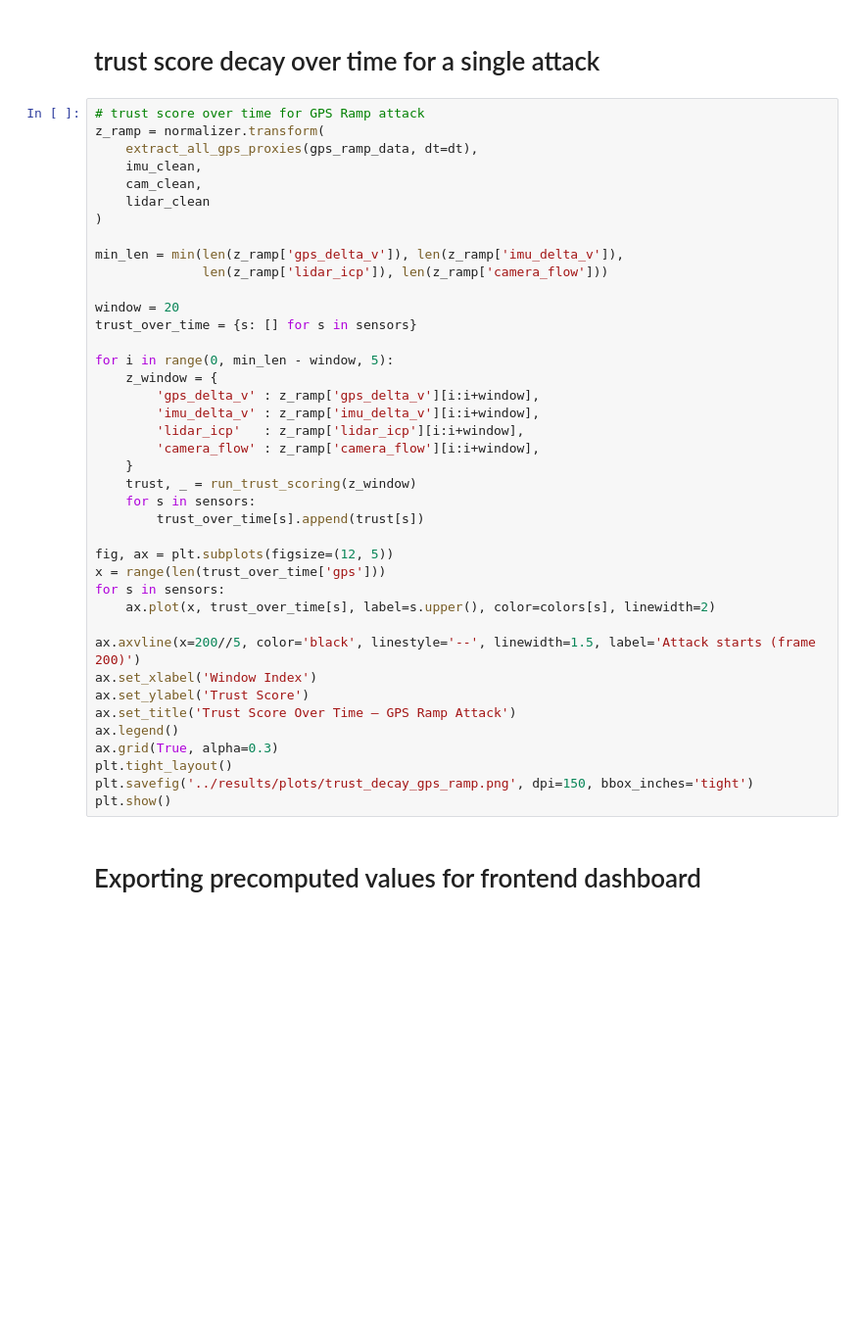
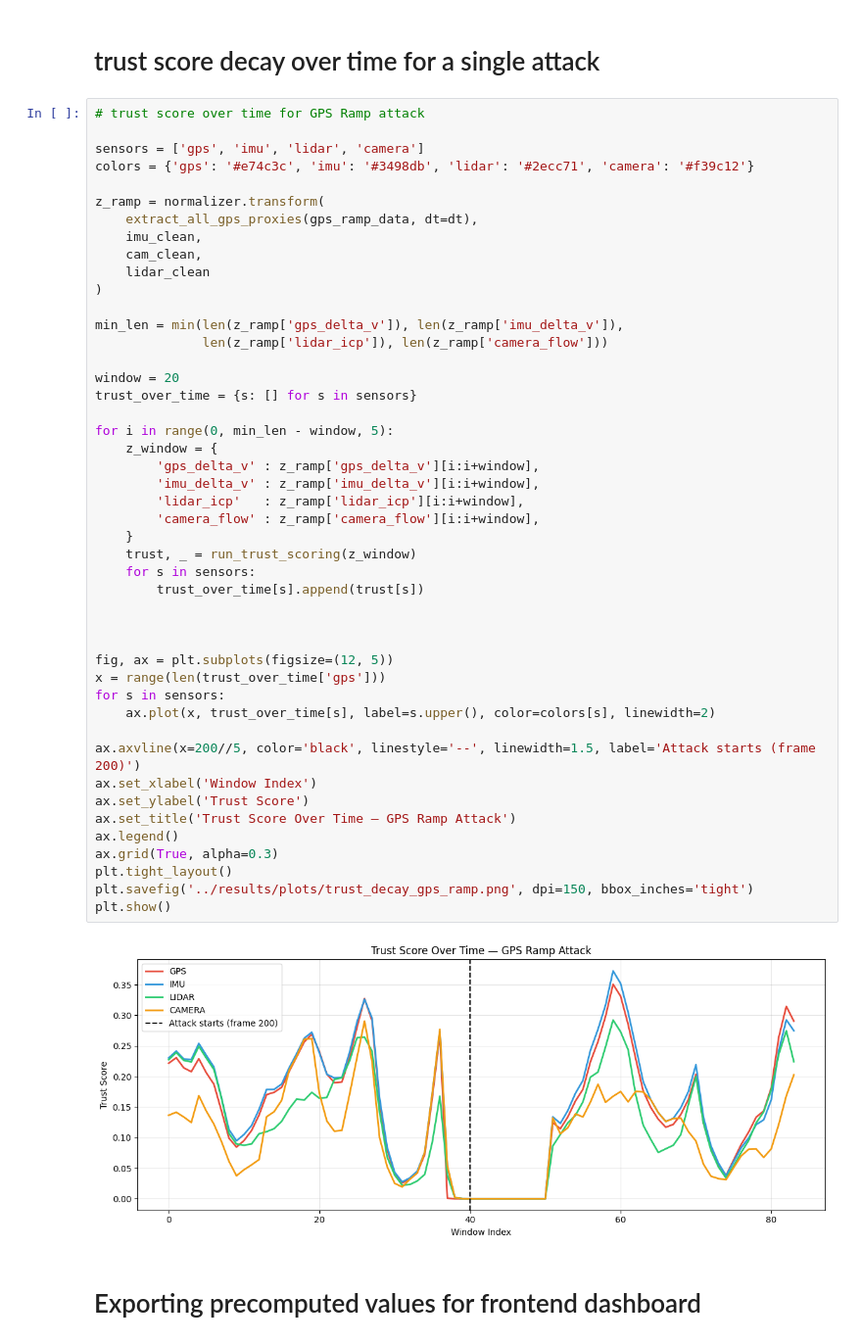
Before and after one commit to itsdharani/SensorTrust, a Jupyter notebook: notebooks/full_pipeline_0051.ipynb, the cells around one changed output. Shown at 98% size. Saved outputs shown, nothing was run; the diff lists cells and outputs as text; blank space fills up the shorter version.

```diff
--- a/notebooks/full_pipeline_0051.ipynb
+++ b/notebooks/full_pipeline_0051.ipynb
@@ -773,6 +1214,10 @@ print("Higher = more confident this is a real attack, not sensor drift")
 # trust score decay over time for a single attack
 # %%
 # trust score over time for GPS Ramp attack
+
+sensors = ['gps', 'imu', 'lidar', 'camera']
+colors = {'gps': '#e74c3c', 'imu': '#3498db', 'lidar': '#2ecc71', 'camera': '#f39c12'}
+
 z_ramp = normalizer.transform(
     extract_all_gps_proxies(gps_ramp_data, dt=dt),
     imu_clean,
@@ -784,33 +1229,37 @@ min_len = min(len(z_ramp['gps_delta_v']), len(z_ramp['imu_delta_v']),
               len(z_ramp['lidar_icp']), len(z_ramp['camera_flow']))
 
 window = 20
 trust_over_time = {s: [] for s in sensors}
 
 for i in range(0, min_len - window, 5):
     z_window = {
         'gps_delta_v' : z_ramp['gps_delta_v'][i:i+window],
         'imu_delta_v' : z_ramp['imu_delta_v'][i:i+window],
         'lidar_icp'   : z_ramp['lidar_icp'][i:i+window],
         'camera_flow' : z_ramp['camera_flow'][i:i+window],
     }
     trust, _ = run_trust_scoring(z_window)
     for s in sensors:
         trust_over_time[s].append(trust[s])
 
+
+
 fig, ax = plt.subplots(figsize=(12, 5))
 x = range(len(trust_over_time['gps']))
 for s in sensors:
     ax.plot(x, trust_over_time[s], label=s.upper(), color=colors[s], linewidth=2)
 
 ax.axvline(x=200//5, color='black', linestyle='--', linewidth=1.5, label='Attack starts (frame 200)')
 ax.set_xlabel('Window Index')
 ax.set_ylabel('Trust Score')
 ax.set_title('Trust Score Over Time — GPS Ramp Attack')
 ax.legend()
 ax.grid(True, alpha=0.3)
 plt.tight_layout()
 plt.savefig('../results/plots/trust_decay_gps_ramp.png', dpi=150, bbox_inches='tight')
 plt.show()
+# %% [output]
+[figure, added]
 # %% [markdown]
 # Exporting precomputed values for frontend dashboard
 # %%
```
Also changed, not shown: parts of 33 cells of this notebook, 2 other files.
